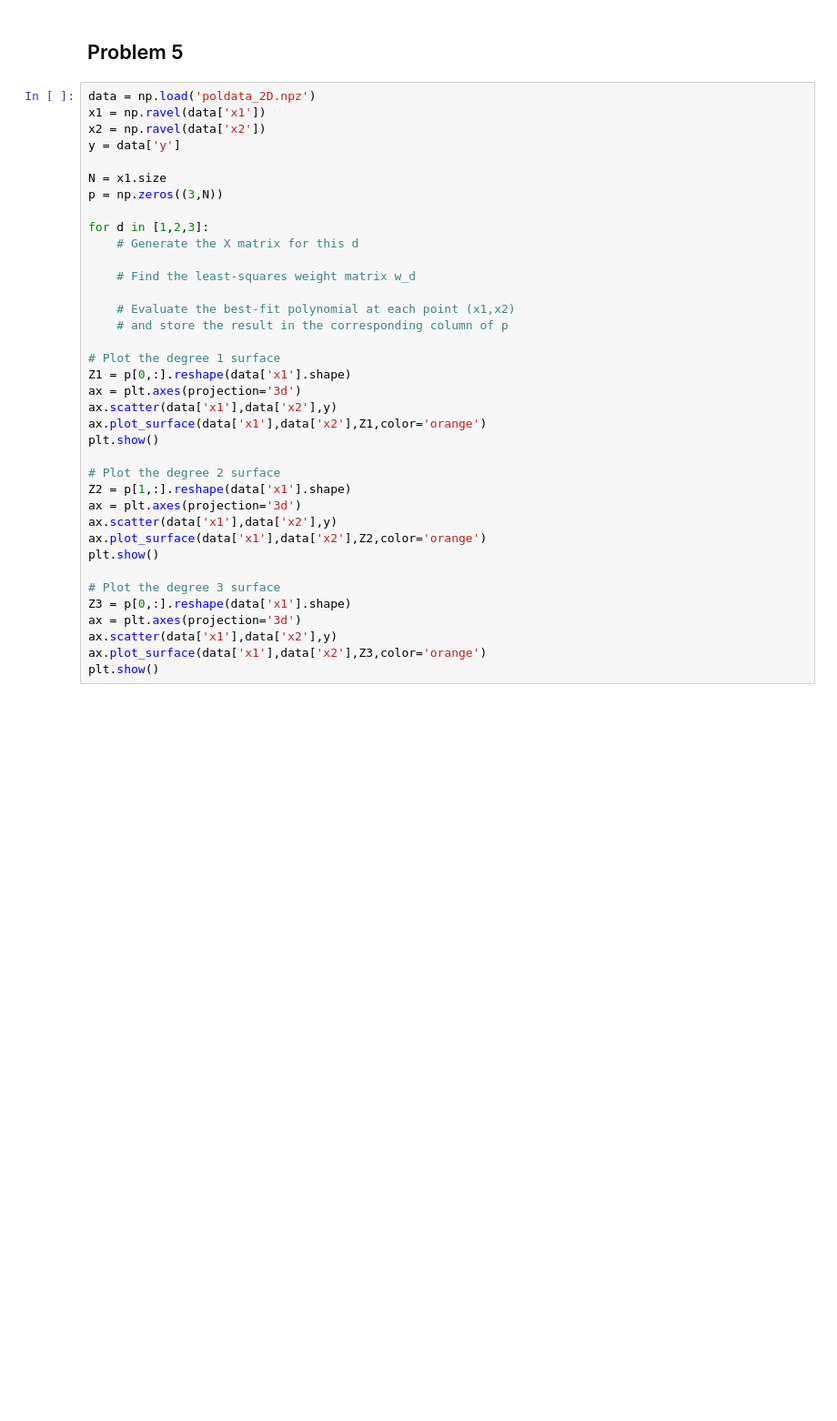
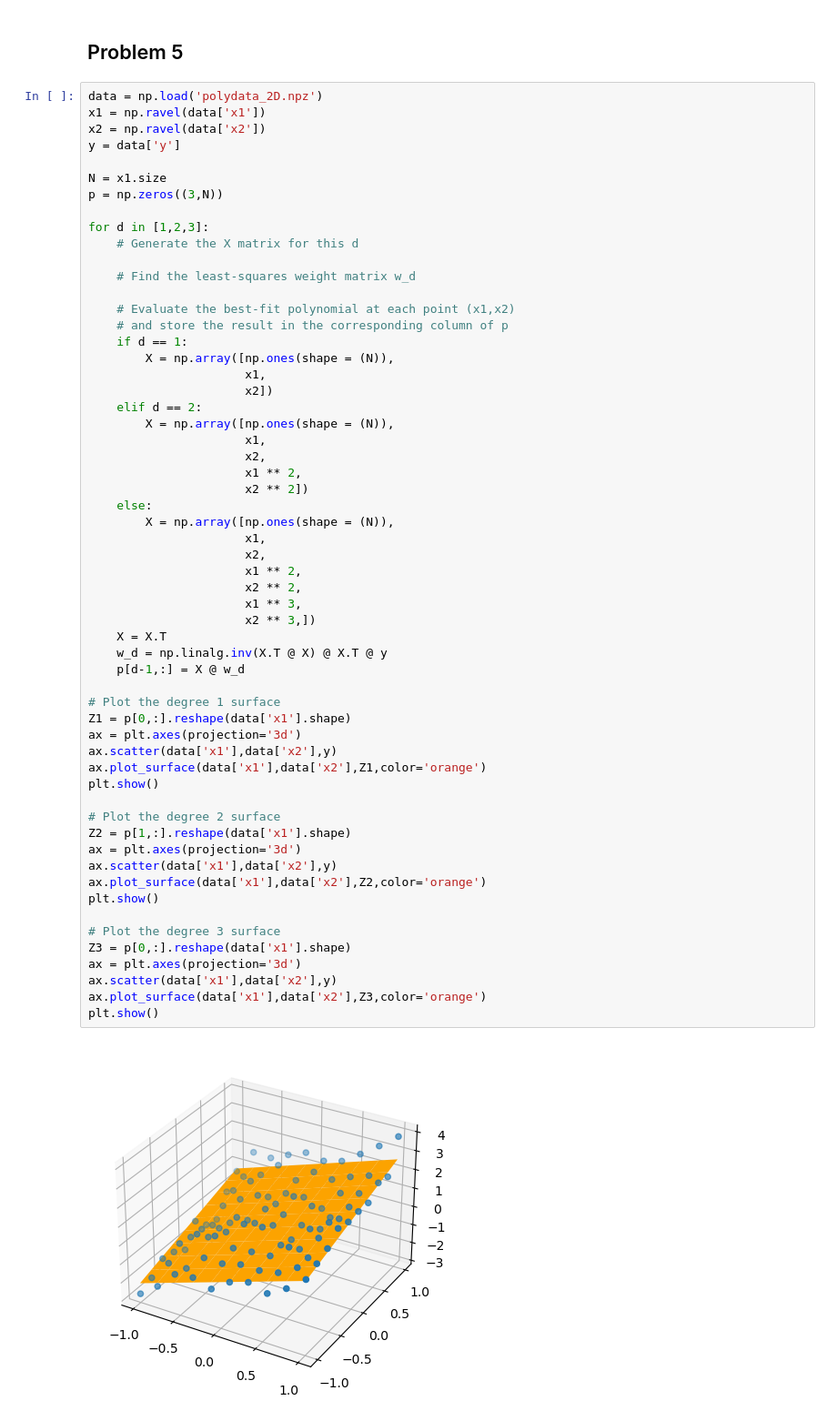
Before and after one commit to mattzhao-R/mfml, a Jupyter notebook: hw2/hw2.ipynb, the cells around one changed output. Shown: that part at 91% size. Drawn from its saved outputs; the diff is of its cells as text; blank space fills up the shorter version.

```diff
--- a/hw2/hw2.ipynb
+++ b/hw2/hw2.ipynb
@@ -90,7 +234,7 @@ print(f"Error estimate: {full_feat_cv_err * 100:.3f}%")
 # %% [markdown]
 ## Problem 5
 # %%
-data = np.load('poldata_2D.npz')
+data = np.load('polydata_2D.npz')
 x1 = np.ravel(data['x1'])
 x2 = np.ravel(data['x2'])
 y = data['y']
@@ -99,30 +243,53 @@ N = x1.size
 p = np.zeros((3,N))
 
 for d in [1,2,3]:
     # Generate the X matrix for this d
 
     # Find the least-squares weight matrix w_d
 
     # Evaluate the best-fit polynomial at each point (x1,x2)
     # and store the result in the corresponding column of p
+    if d == 1:
+        X = np.array([np.ones(shape = (N)),
+                      x1,
+                      x2])
+    elif d == 2:
+        X = np.array([np.ones(shape = (N)),
+                      x1,
+                      x2,
+                      x1 ** 2,
+                      x2 ** 2])
+    else:
+        X = np.array([np.ones(shape = (N)),
+                      x1,
+                      x2,
+                      x1 ** 2,
+                      x2 ** 2,
+                      x1 ** 3,
+                      x2 ** 3,])
+    X = X.T
+    w_d = np.linalg.inv(X.T @ X) @ X.T @ y
+    p[d-1,:] = X @ w_d
 
 # Plot the degree 1 surface
 Z1 = p[0,:].reshape(data['x1'].shape)
 ax = plt.axes(projection='3d')
 ax.scatter(data['x1'],data['x2'],y)
 ax.plot_surface(data['x1'],data['x2'],Z1,color='orange')
 plt.show()
 
 # Plot the degree 2 surface
 Z2 = p[1,:].reshape(data['x1'].shape)
 ax = plt.axes(projection='3d')
 ax.scatter(data['x1'],data['x2'],y)
 ax.plot_surface(data['x1'],data['x2'],Z2,color='orange')
 plt.show()
 
 # Plot the degree 3 surface
 Z3 = p[0,:].reshape(data['x1'].shape)
 ax = plt.axes(projection='3d')
 ax.scatter(data['x1'],data['x2'],y)
 ax.plot_surface(data['x1'],data['x2'],Z3,color='orange')
 plt.show()
+# %% [output]
+[figure, added]
```
Also changed, not shown: parts of 7 cells of this notebook, 3 other files.
